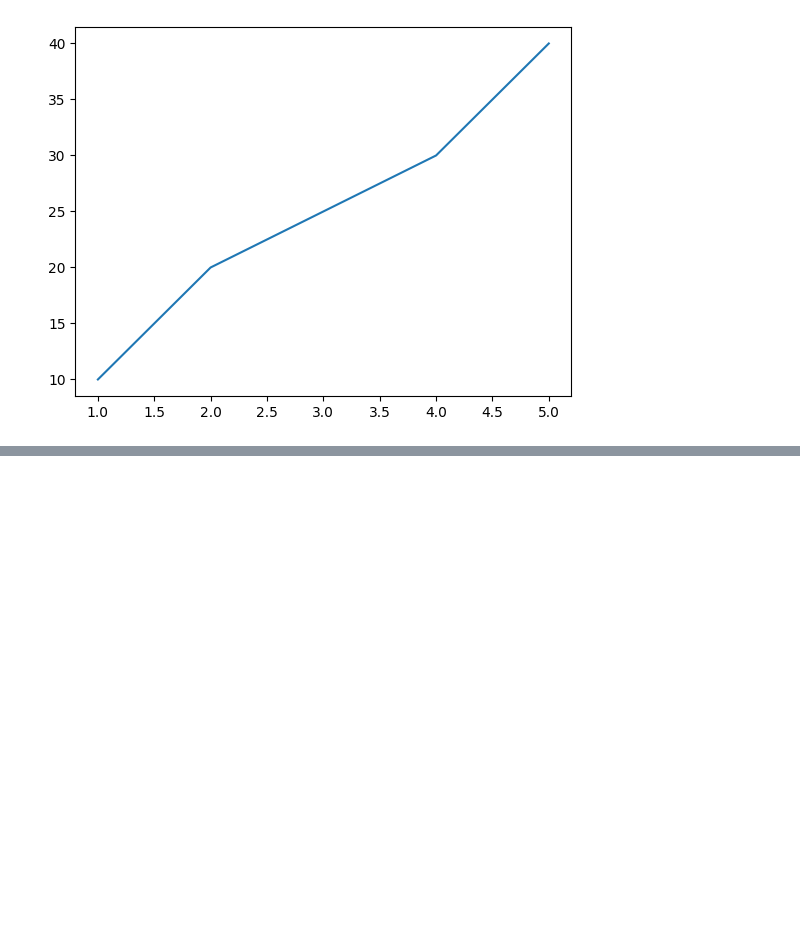
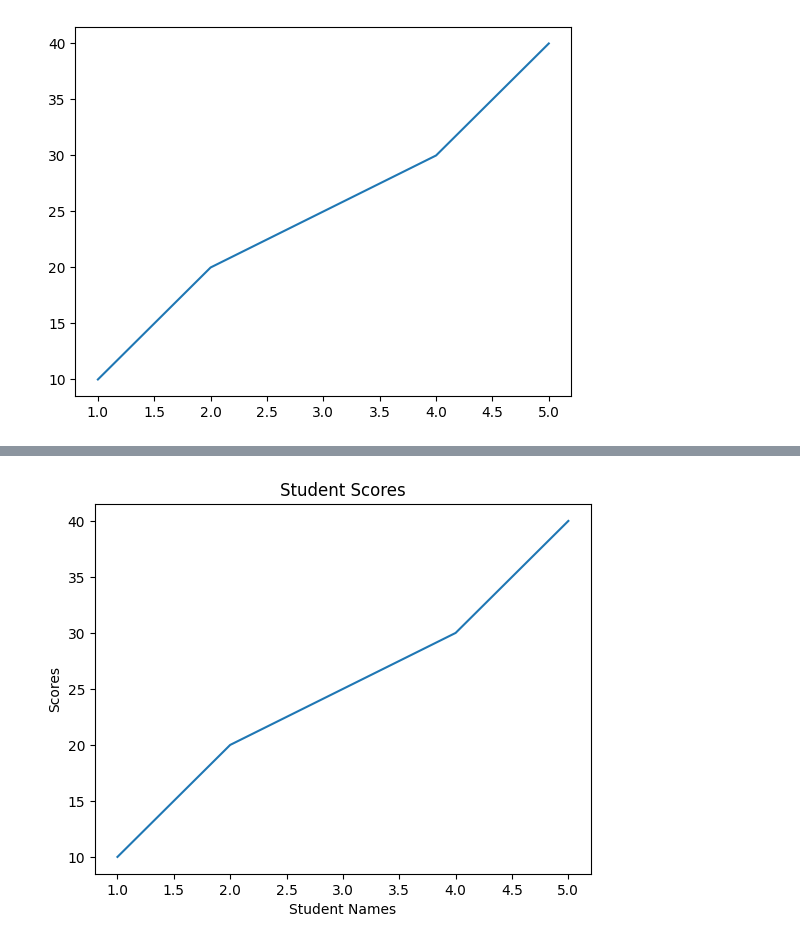
Before and after one commit to llawlaw23/Python_101, a Jupyter notebook: Python.ipynb, the cells around one changed output, grey strips where cells are left out. Saved outputs shown, nothing was run; the diff lists cells and outputs as text; code cells hidden in the pictures; blank space fills up the shorter version.

```diff
--- a/Python.ipynb
+++ b/Python.ipynb
@@ -2430,0 +2451,11 @@ me
+# %%
+# Adding labels to the axes
+plt.plot(x, y)
+plt.title("Student Scores")
+plt.xlabel("Student Names")
+plt.ylabel("Scores")
+
+
+plt.show()
+# %% [output]
+[figure, added]
```
Also changed, not shown: parts of 13 cells of this notebook.
